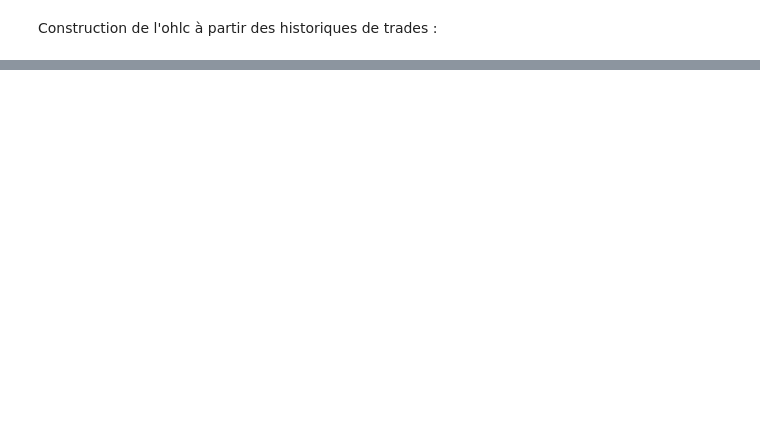
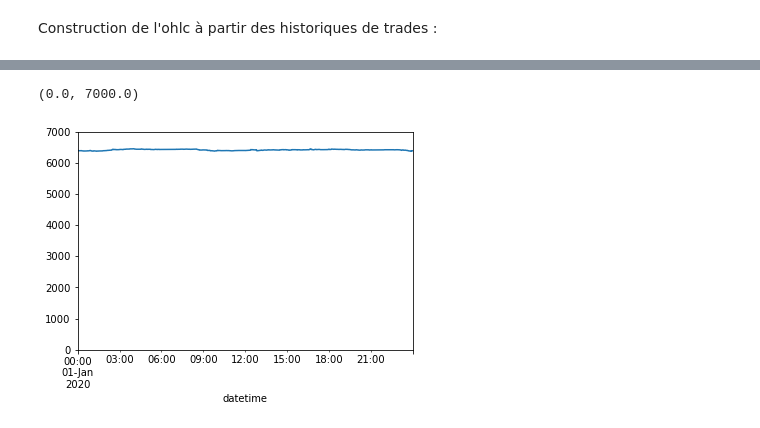
Before and after one commit to UltraDiuve/pyfi, a Jupyter notebook: main.ipynb, the cells around one changed output, grey strips where cells are left out. Saved outputs shown, nothing was run; the diff lists cells and outputs as text; code cells hidden in the pictures; blank space fills up the shorter version.

```diff
--- a/main.ipynb
+++ b/main.ipynb
@@ -401,7 +626,7 @@ def get_ohlc_from_hist(
     end=None,
 ):
     trades = pd.read_csv(
-        data_path / f'{pair}.csv',
+        data_path / 'trades' / f'{pair}.csv',
         names=['timestamp', 'price', 'volume'],
     )
     trades['datetime'] = (
@@ -413,7 +638,7 @@ def get_ohlc_from_hist(
     if end:
         trades = trades.loc[trades['datetime'] <= end]
     trades = trades.sort_values('datetime')
-    ohlv = (
+    ohlc = (
         trades
         .resample(step, on='datetime')
         ['price']
@@ -430,7 +655,7 @@ def get_ohlc_from_hist(
         )
     )
 
-    return(ohlv)
+    return(ohlc)
 
-get_ohlc_from_hist('XXBTZEUR', '1M', None, None)
+get_ohlc_from_hist('XBTEUR', '1M', None, None)
 # %% [output]
@@ -443,5 +696,9 @@ prices = get_ohlc_from_hist('XBTEUR', '1min', pd.to_datetime('01-01-2020'), pd.t
 # %%
-prices.rolling(500).std().plot()
+ax = prices.plot()
+ax.set_ylim(0, 7000)
+# %% [output]
+(0.0, 7000.0)
+[figure, added]
 # %%
 %%time
 cross_strat(
```
Also changed, not shown: parts of 38 cells of this notebook, 4 other files.
